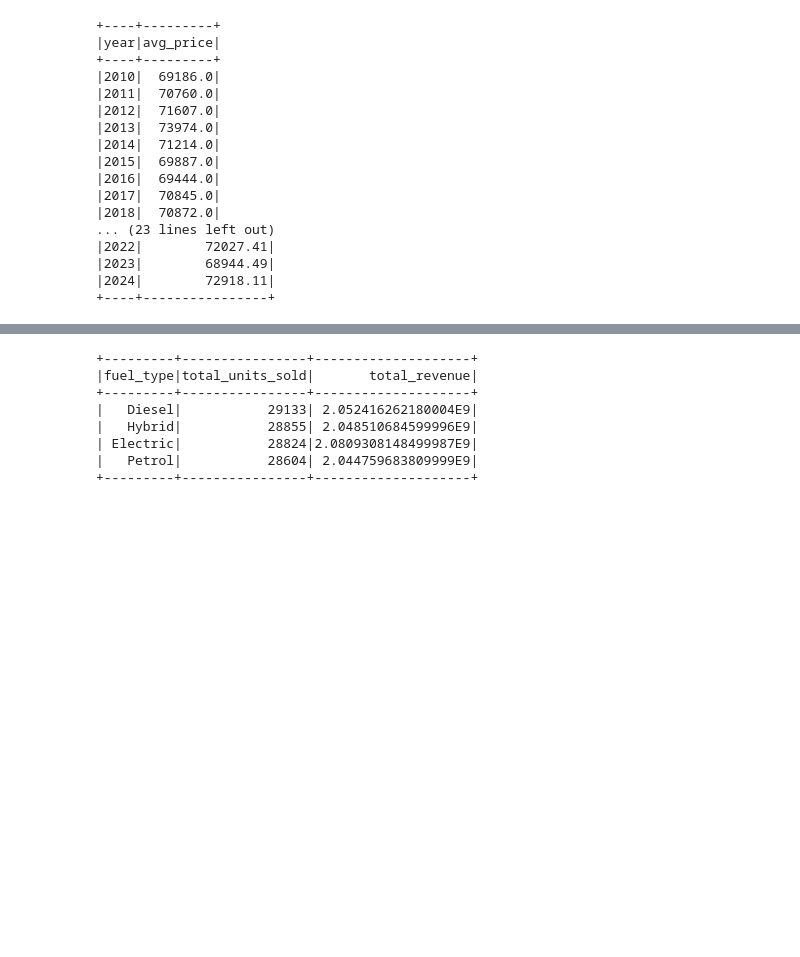
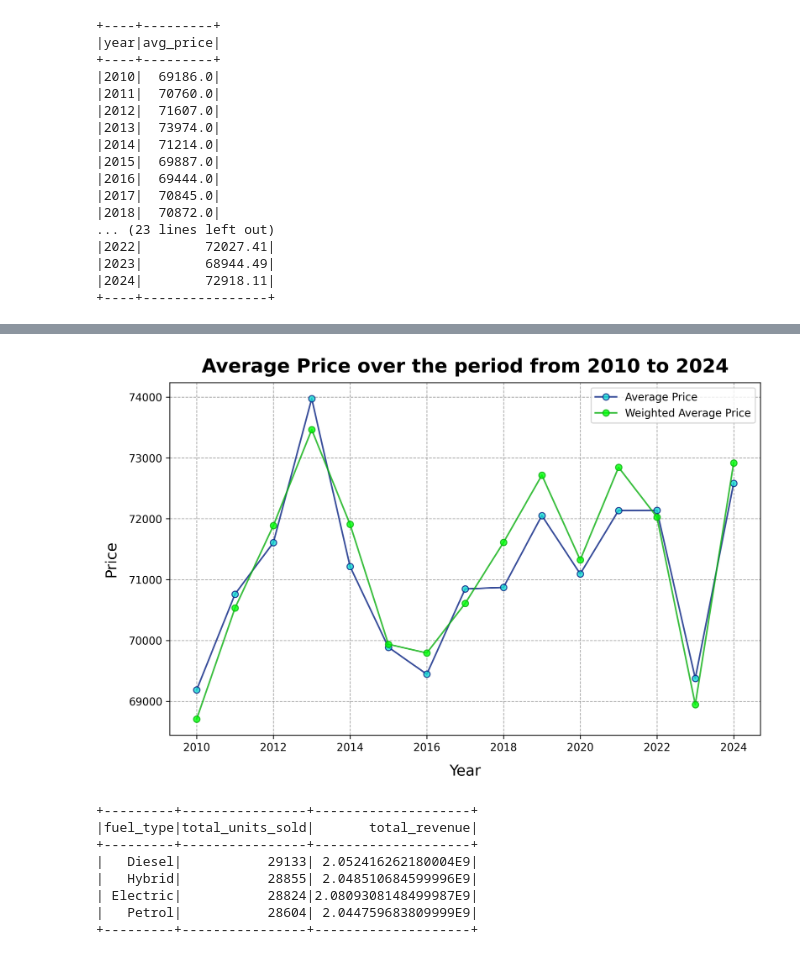
Before and after one commit to smartestnerdfromtown/bmw_sales_analysis_2010_2024, a Jupyter notebook: analysis.ipynb, the cells around one changed output, grey strips where cells are left out. Saved outputs shown, nothing was run; the diff lists cells and outputs as text; code cells hidden in the pictures; blank space fills up the shorter version.

Commit message:
Average Price Evolution

```diff
--- a/analysis.ipynb
+++ b/analysis.ipynb
@@ -537,3 +524,64 @@ only showing top 5 rows
+# %%
+years = [year for year in range(2010, 2025)]
+average_price = [row["avg_price"] for row in avg_price_per_year.collect()]
+average_price_weighted = [
+    row["weighted_average"] for row in weighted_avg_price_per_year.collect()
+]
+
+fig, ax = plt.subplots(figsize=(10, 6), dpi=300)
+ax.plot(
+    years,
+    average_price,
+    color="#092382",
+    marker="o",
+    markerfacecolor="#16dbd5",
+    markeredgecolor="#092382",
+    alpha=0.8,
+    label="Average Price",
+)
+ax.plot(
+    years,
+    average_price_weighted,
+    color="#0bb010",
+    marker="o",
+    markerfacecolor="#00ff08",
+    markeredgecolor="#0bb010",
+    alpha=0.8,
+    label="Weighted Average Price",
+)
+
+
+ax.grid(
+    visible=True,
+    which="major",
+    axis="both",
+    color="gray",
+    linestyle="--",
+    linewidth=0.7,
+    alpha=0.7,
+)
+
+ax.set_title(
+    "Average Price over the period from 2010 to 2024",
+    fontsize=18,
+    fontweight="bold",
+    color="black",
+    loc="center",
+    pad=10,
+)
+ax.set_xlabel(
+    xlabel="Year",
+    fontsize=14,
+    color="black",
+    labelpad=10,
+    loc="center",
+)
+ax.set_ylabel(ylabel="Price", fontsize=14, color="black", labelpad=10, loc="center")
+
+ax.legend()
+plt.show()
+# %% [output]
+[figure, added]
 # %%
 fuelt_type_breakdown = spark.sql(
     """
```
Also changed, not shown: parts of 1 cell of this notebook.
